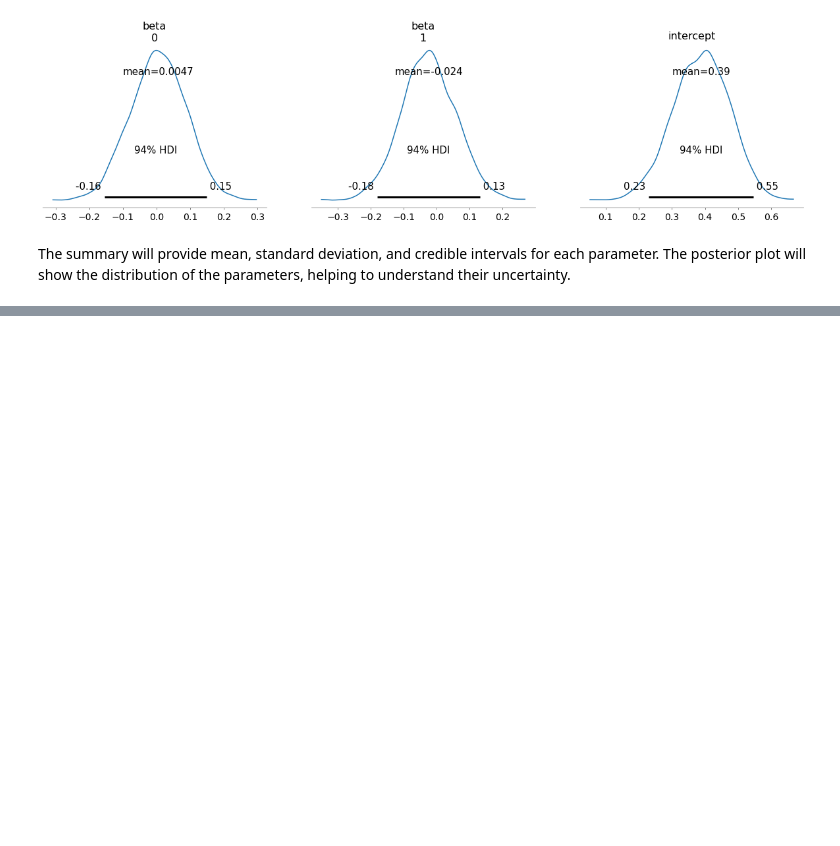
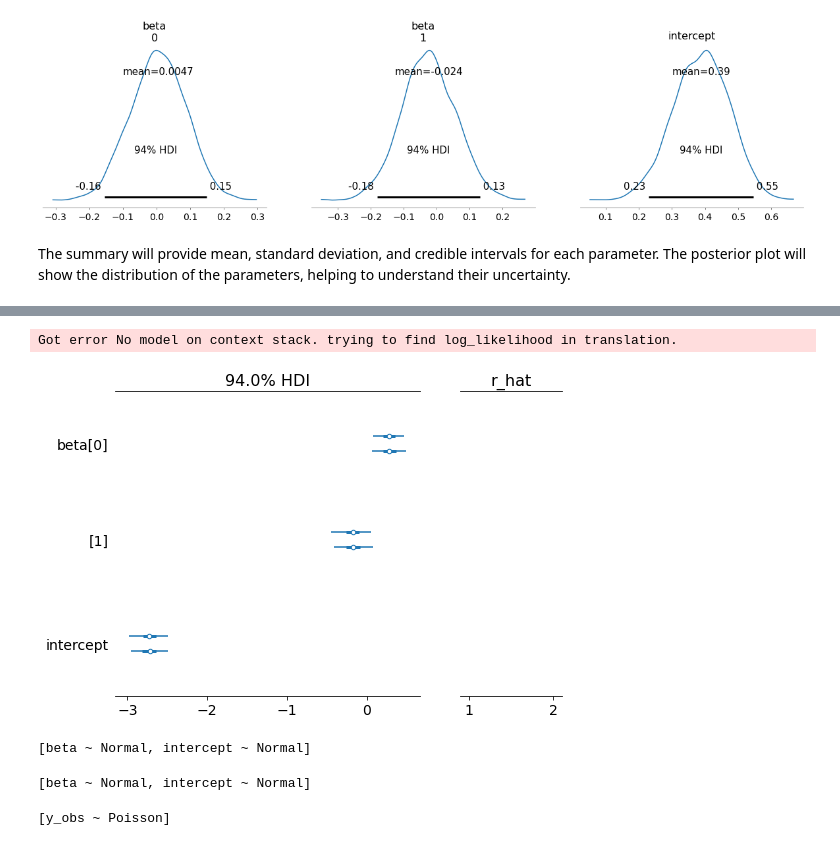
Before and after one commit to rowedata/Bayesian-Regression, a Jupyter notebook: Bayesian Regression.ipynb, the cells around one changed output, grey strips where cells are left out. Saved outputs shown, nothing was run; the diff lists cells and outputs as text; code cells hidden in the pictures; blank space fills up the shorter version.

```diff
--- a/Bayesian Regression.ipynb
+++ b/Bayesian Regression.ipynb
@@ -78,0 +181,17 @@ The posterior plot will show the distribution of the parameters, helping to unde
+# %%
+az.plot_forest(trace, r_hat=True);
+# %% [output]
+Got error No model on context stack. trying to find log_likelihood in translation.
+[figure, added]
+# %%
+model.basic_RVs
+# %% [output]
+[beta ~ Normal, intercept ~ Normal]
+# %%
+model.free_RVs
+# %% [output]
+[beta ~ Normal, intercept ~ Normal]
+# %%
+model.observed_RVs
+# %% [output]
+[y_obs ~ Poisson]
```
Also changed, not shown: parts of 11 cells of this notebook, 2 other files.
